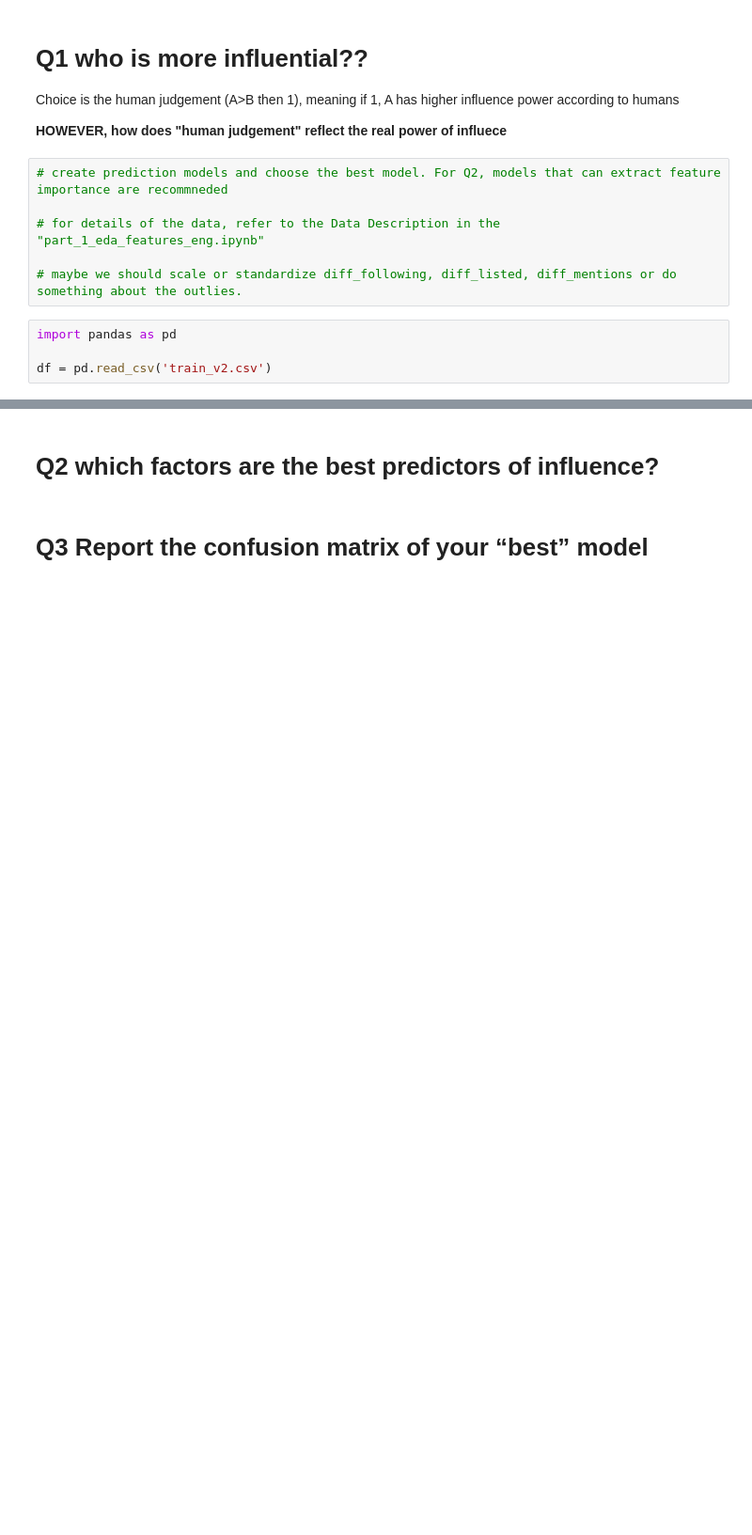
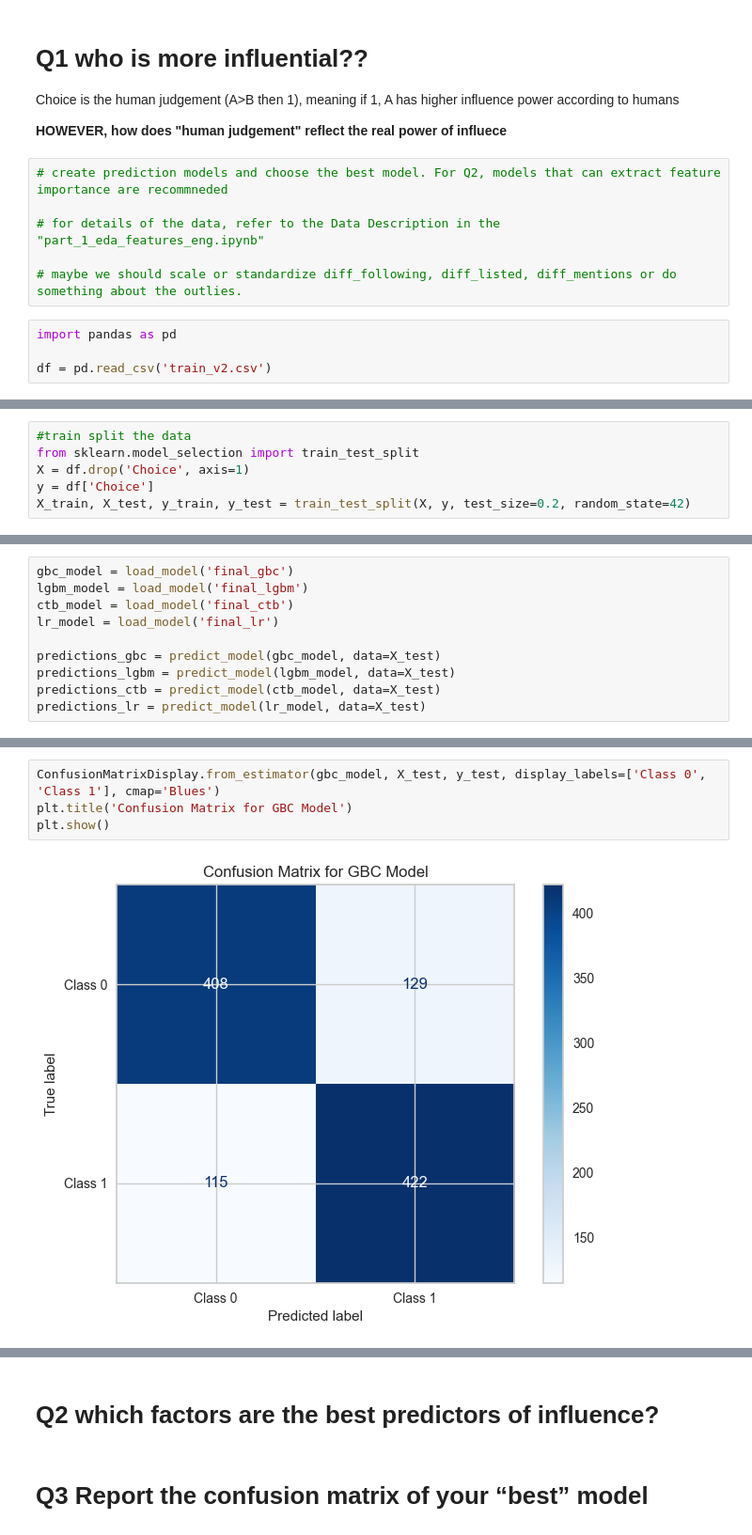
Before and after one commit to lazy0ninja/Social_Media_Analytics, a Jupyter notebook: Part1/part1_modeling.ipynb, the cells around one changed output, grey strips where cells are left out. Shown: that part at 94% size. Cells and saved outputs as stored; diff of their text form; blank space fills up the shorter version.

```diff
--- a/Part1/part1_modeling.ipynb
+++ b/Part1/part1_modeling.ipynb
@@ -36,0 +37,6 @@ memory usage: 671.0 KB
+# %%
+#train split the data
+from sklearn.model_selection import train_test_split
+X = df.drop('Choice', axis=1)
+y = df['Choice']
+X_train, X_test, y_train, y_test = train_test_split(X, y, test_size=0.2, random_state=42)
@@ -36,0 +491,10 @@ memory usage: 671.0 KB
+# %%
+gbc_model = load_model('final_gbc')
+lgbm_model = load_model('final_lgbm')
+ctb_model = load_model('final_ctb')
+lr_model = load_model('final_lr')
+
+predictions_gbc = predict_model(gbc_model, data=X_test)
+predictions_lgbm = predict_model(lgbm_model, data=X_test)
+predictions_ctb = predict_model(ctb_model, data=X_test)
+predictions_lr = predict_model(lr_model, data=X_test)
@@ -36,0 +529,6 @@ memory usage: 671.0 KB
+# %%
+ConfusionMatrixDisplay.from_estimator(gbc_model, X_test, y_test, display_labels=['Class 0', 'Class 1'], cmap='Blues')
+plt.title('Confusion Matrix for GBC Model')
+plt.show()
+# %% [output]
+[figure, added]
```
Also changed, not shown: parts of 41 cells of this notebook, 1 other file.
